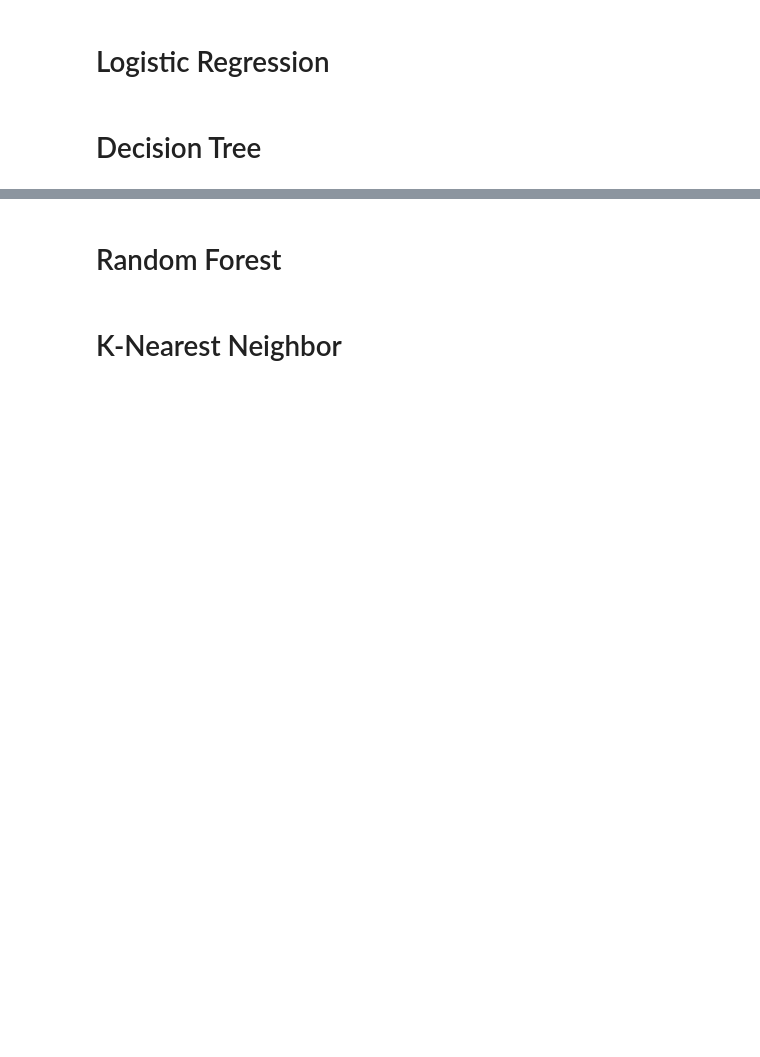
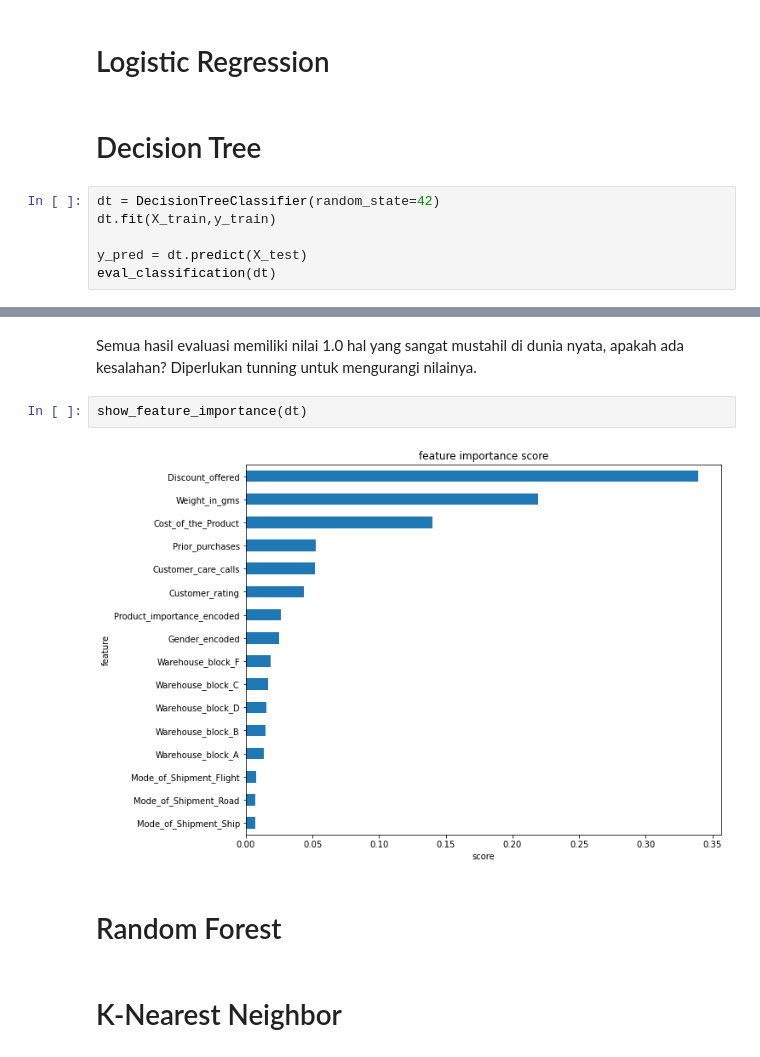
Before and after one commit to agastyaharta/Data_Slinging_Slasher, a Jupyter notebook: STAGE_3/Template_All_Classification/Template_Modelling_Capfiltered.ipynb, the cells around one changed output, grey strips where cells are left out. Drawn from its saved outputs; the diff is of its cells as text; blank space fills up the shorter version.

```diff
--- a/STAGE_3/Template_All_Classification/Template_Modelling_Capfiltered.ipynb
+++ b/STAGE_3/Template_All_Classification/Template_Modelling_Capfiltered.ipynb
@@ -137,3 +138,9 @@ def draw_learning_curve(param_values):
 # Logistic Regression
 # %% [markdown]
 # Decision Tree
+# %%
+dt = DecisionTreeClassifier(random_state=42)
+dt.fit(X_train,y_train)
+
+y_pred = dt.predict(X_test)
+eval_classification(dt)
@@ -140,3 +165,9 @@ def draw_learning_curve(param_values):
+# %% [markdown]
+Semua hasil evaluasi memiliki nilai 1.0 hal yang sangat mustahil di dunia nyata, apakah ada kesalahan? Diperlukan tunning untuk mengurangi nilainya.
+# %%
+show_feature_importance(dt)
+# %% [output]
+[figure, added]
 # %% [markdown]
 # Random Forest
 # %% [markdown]
```
Also changed, not shown: parts of 4 cells of this notebook.
